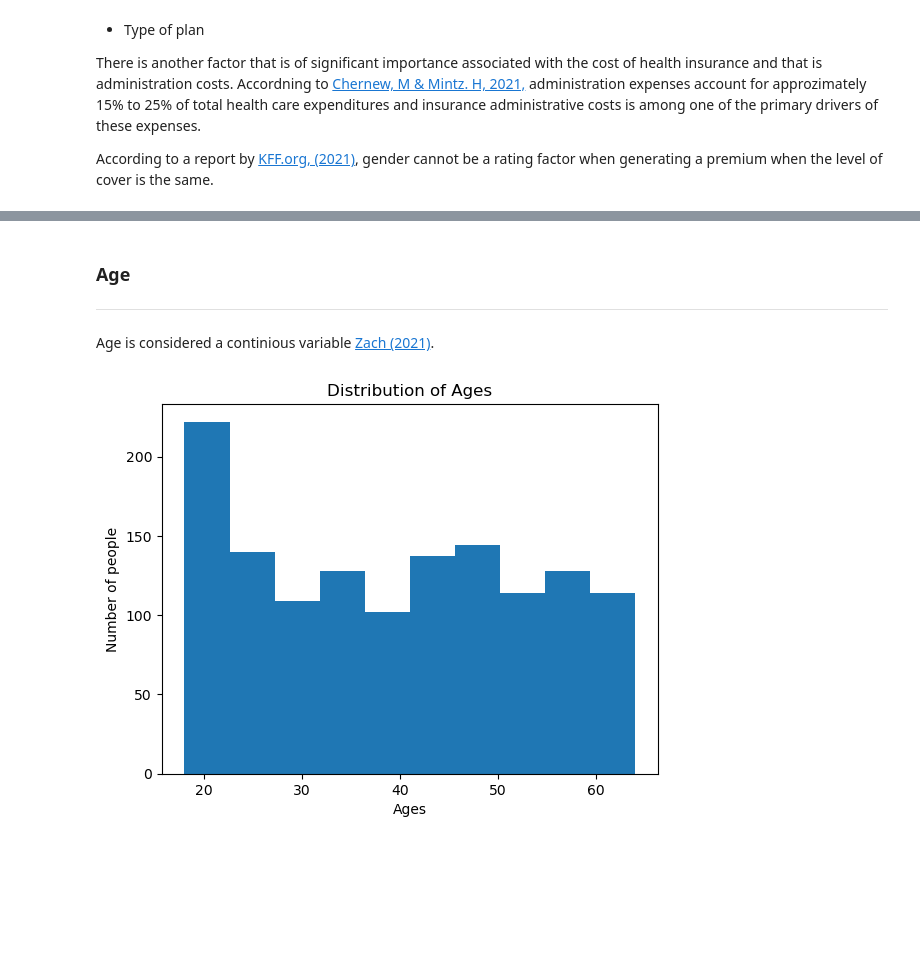
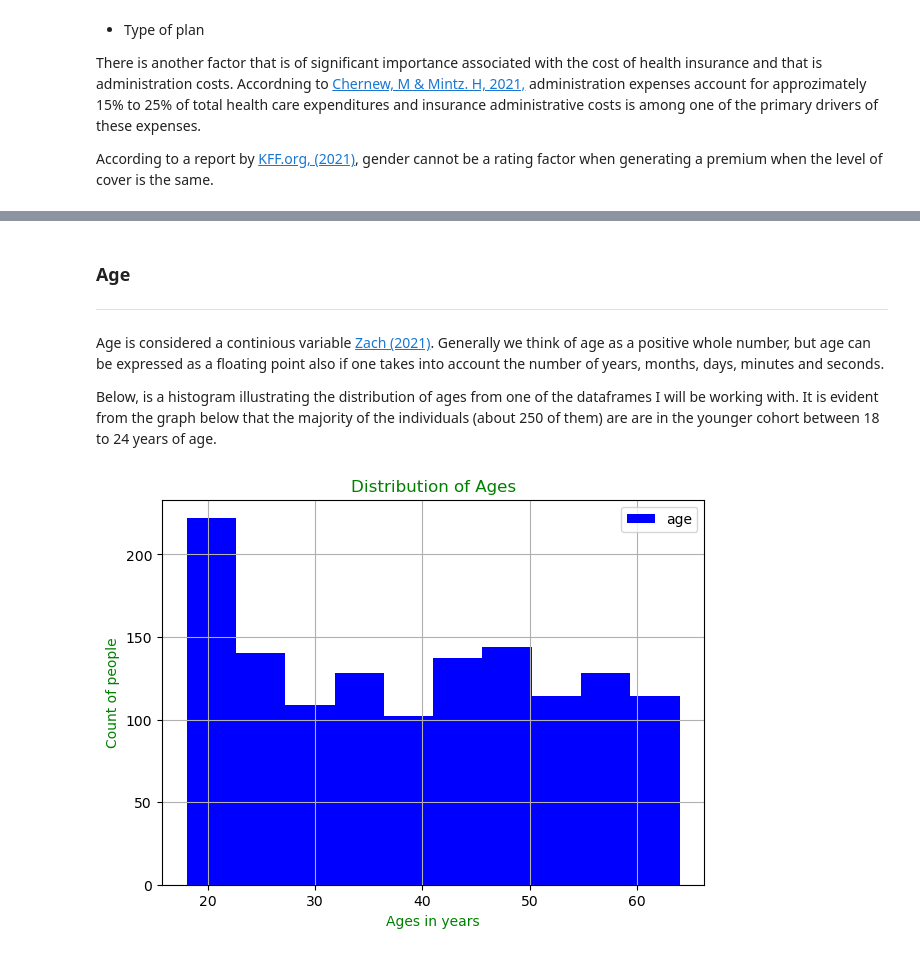
Before and after one commit to OCorry/Programming-for-Data-Analysis-Assessment-2022, a Jupyter notebook: Programming for Data Analysis Project 2022.ipynb, the cells around one changed output, grey strips where cells are left out. Cells and saved outputs as stored; diff of their text form; code cells hidden in the pictures; blank space fills up the shorter version.

```diff
--- a/Programming for Data Analysis Project 2022.ipynb
+++ b/Programming for Data Analysis Project 2022.ipynb
@@ -108,2 +115,3 @@ import matplotlib.pyplot as plt
 # %%
-df = pd.read_csv("expenses.csv")
+expenses = ("expenses.csv") #storing the csv file as a variable 'expenses'
+df = pd.read_csv (expenses) #using pandas library to read in the csv file
@@ -110,12 +120,14 @@ df = pd.read_csv("expenses.csv")
 # %% [markdown]
 ### Age
 ***
-Age is considered a continious variable <a href="https://www.statology.org/is-age-discrete-or-continuous/" target="_top">Zach (2021)</a>.
+Age is considered a continious variable <a href="https://www.statology.org/is-age-discrete-or-continuous/" target="_top">Zach (2021)</a>. Generally we think of age as a positive whole number, but age can be expressed as a floating point also if one takes into account the number of years, months, days, minutes and seconds.
+
+Below, is a histogram illustrating the distribution of ages from one of the dataframes I will be working with. It is evident from the graph below that the majority of the individuals (about 250 of them) are are in the younger cohort between 18 to 24 years of age.
 # %%
-plt.hist((df['age']), bins = 10)
-plt.title("Distribution of Ages")
-plt.xlabel("Ages")
-plt.ylabel("Number of people")
+ax = df.hist(column = "age", color = "blue", legend = "true", figsize =(7,5))
+plt.title("Distribution of Ages", color = "green")
+plt.xlabel("Ages in years", color = "green")
+plt.ylabel("Count of people", color ="green")
 plt.show()
 # %% [output]
-[figure, old version]
+[figure, new version]
```
Also changed, not shown: parts of 19 cells of this notebook.
